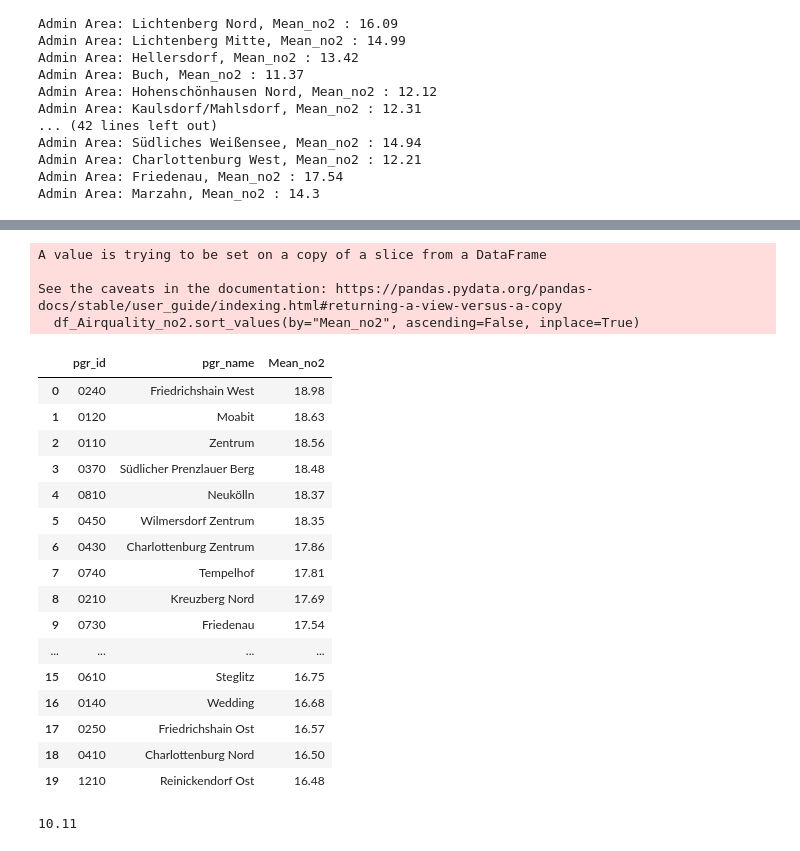
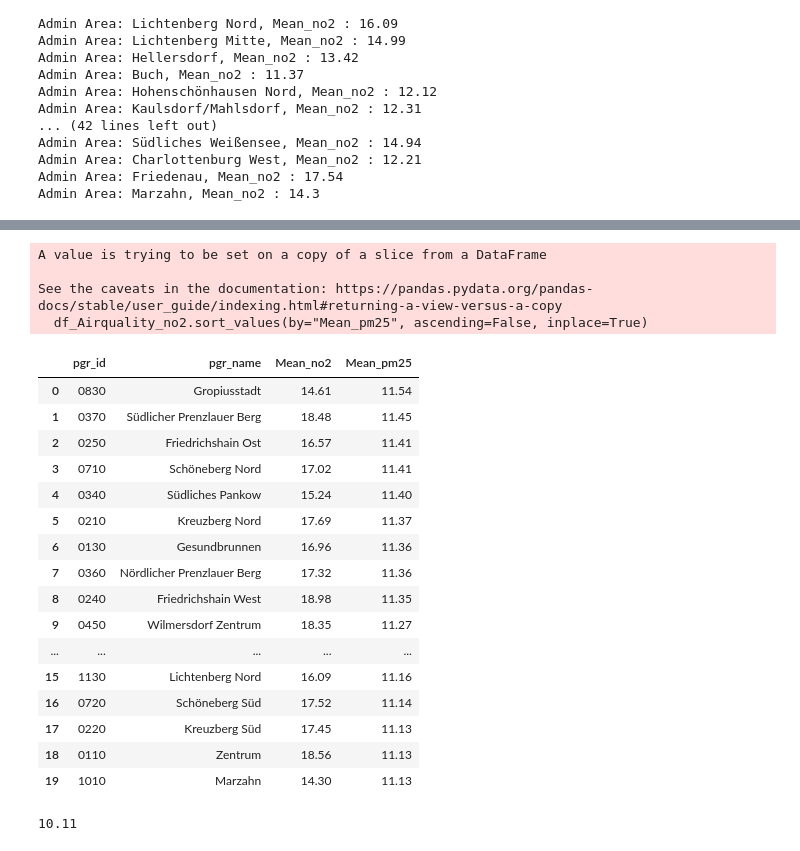
Before and after one commit to technologiestiftung/odis-cardgame, a Jupyter notebook: cardgame/scripts/getAirquality.ipynb, the cells around one changed output, grey strips where cells are left out. Cells and saved outputs as stored; diff of their text form; code cells hidden in the pictures.

```diff
--- a/cardgame/scripts/airquality_byAdminarea.ipynb
+++ b/cardgame/scripts/getAirquality.ipynb
@@ -146,7 +151,7 @@ Mean no2
 ------------------------------------------------------------------------------
 """
 
-
+#NO2
 def calculate_mean_no2(admin_area, df_Airquality):
     #find intersections between the airquality dataframe and admin areas
     intersections = df_Airquality[df_Airquality.intersects(admin_area.geometry)]
@@ -157,6 +162,19 @@ def calculate_mean_no2(admin_area, df_Airquality):
     print(f"Admin Area: {admin_area["pgr_name"]}, Mean_no2 : {Mean_no2}")
 
     return  Mean_no2
+
+
+#PM2.5
+def calculate_mean_pm25(admin_area, df_Airquality):
+    #find intersections between the airquality dataframe and admin areas
+    intersections = df_Airquality[df_Airquality.intersects(admin_area.geometry)]
+
+    #Mean pm25
+    Mean_pm25 = intersections["pm2.5"].mean().round(2)
+
+    print(f"Admin Area: {admin_area["pgr_name"]}, Mean_pm25 : {Mean_pm25}")
+
+    return   Mean_pm25
 # %%
 # Test for one admin area
 intersections = df_Airquality[df_Airquality.intersects(admin_areas.iloc[0].geometry)]
@@ -196,3 +214,8 @@ Admin Area: Südliches Weißensee, Mean_no2 : 14.94
 Admin Area: Charlottenburg West, Mean_no2 : 12.21
 Admin Area: Friedenau, Mean_no2 : 17.54
 Admin Area: Marzahn, Mean_no2 : 14.3
+# %%
+#Calculation of mean pm2.5 for each administrative area
+admin_areas["Mean_pm25"] = admin_areas.apply(
+    lambda row: calculate_mean_pm25(row, df_Airquality), axis=1
+)
@@ -199,34 +240,34 @@ Admin Area: Marzahn, Mean_no2 : 14.3
 # %%
 #Data frame
-df_Airquality_no2 = admin_areas[["pgr_id", "pgr_name", "Mean_no2"]]
+df_Airquality_no2 = admin_areas[["pgr_id", "pgr_name", "Mean_no2", "Mean_pm25"]]
 #sort values descending
-df_Airquality_no2.sort_values(by="Mean_no2", ascending=False, inplace=True)
+df_Airquality_no2.sort_values(by="Mean_pm25", ascending=False, inplace=True)
 df_Airquality_no2.reset_index(drop=True, inplace=True)
 
 
 df_Airquality_no2.head(20)
 # %% [output]
 A value is trying to be set on a copy of a slice from a DataFrame
 
 See the caveats in the documentation: https://pandas.pydata.org/pandas-docs/stable/user_guide/indexing.html#returning-a-view-versus-a-copy
-  df_Airquality_no2.sort_values(by="Mean_no2", ascending=False, inplace=True)
+  df_Airquality_no2.sort_values(by="Mean_pm25", ascending=False, inplace=True)
-|  | pgr_id | pgr_name | Mean_no2 |
-| 0 | 0240 | Friedrichshain West | 18.98 |
-| 1 | 0120 | Moabit | 18.63 |
-| 2 | 0110 | Zentrum | 18.56 |
-| 3 | 0370 | Südlicher Prenzlauer Berg | 18.48 |
-| 4 | 0810 | Neukölln | 18.37 |
-| 5 | 0450 | Wilmersdorf Zentrum | 18.35 |
-| 6 | 0430 | Charlottenburg Zentrum | 17.86 |
-| 7 | 0740 | Tempelhof | 17.81 |
-| 8 | 0210 | Kreuzberg Nord | 17.69 |
-| 9 | 0730 | Friedenau | 17.54 |
-| ... | ... | ... | ... |
-| 15 | 0610 | Steglitz | 16.75 |
-| 16 | 0140 | Wedding | 16.68 |
-| 17 | 0250 | Friedrichshain Ost | 16.57 |
-| 18 | 0410 | Charlottenburg Nord | 16.50 |
-| 19 | 1210 | Reinickendorf Ost | 16.48 |
+|  | pgr_id | pgr_name | Mean_no2 | Mean_pm25 |
+| 0 | 0830 | Gropiusstadt | 14.61 | 11.54 |
+| 1 | 0370 | Südlicher Prenzlauer Berg | 18.48 | 11.45 |
+| 2 | 0250 | Friedrichshain Ost | 16.57 | 11.41 |
+| 3 | 0710 | Schöneberg Nord | 17.02 | 11.41 |
+| 4 | 0340 | Südliches Pankow | 15.24 | 11.40 |
+| 5 | 0210 | Kreuzberg Nord | 17.69 | 11.37 |
+| 6 | 0130 | Gesundbrunnen | 16.96 | 11.36 |
+| 7 | 0360 | Nördlicher Prenzlauer Berg | 17.32 | 11.36 |
+| 8 | 0240 | Friedrichshain West | 18.98 | 11.35 |
+| 9 | 0450 | Wilmersdorf Zentrum | 18.35 | 11.27 |
+| ... | ... | ... | ... | ... |
+| 15 | 1130 | Lichtenberg Nord | 16.09 | 11.16 |
+| 16 | 0720 | Schöneberg Süd | 17.52 | 11.14 |
+| 17 | 0220 | Kreuzberg Süd | 17.45 | 11.13 |
+| 18 | 0110 | Zentrum | 18.56 | 11.13 |
+| 19 | 1010 | Marzahn | 14.30 | 11.13 |
 # %%
 #Min max
 df_Airquality_no2["Mean_no2"].min()
```
Also changed, not shown: parts of 6 cells of this notebook, 13 other files.
